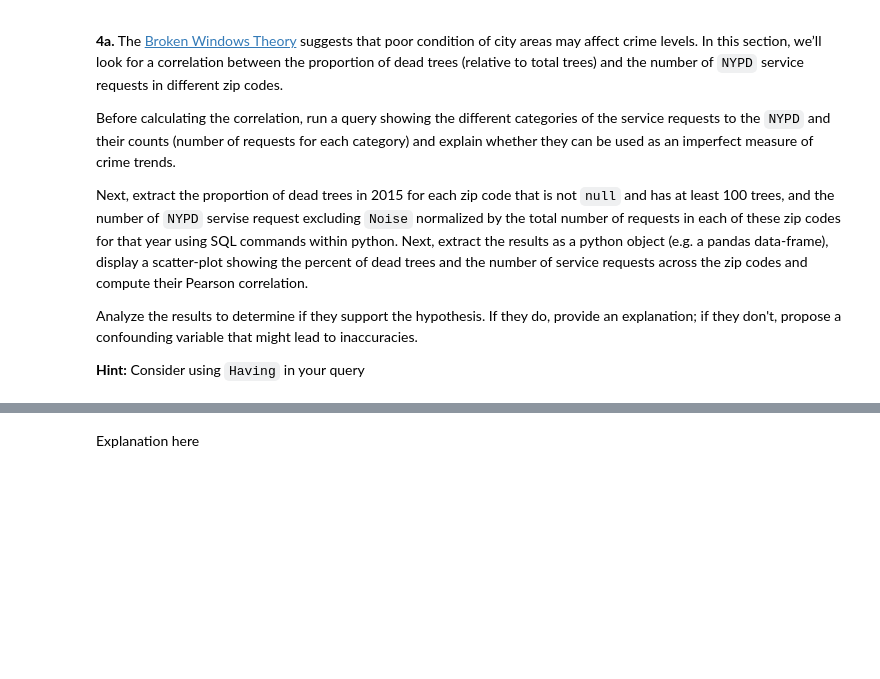
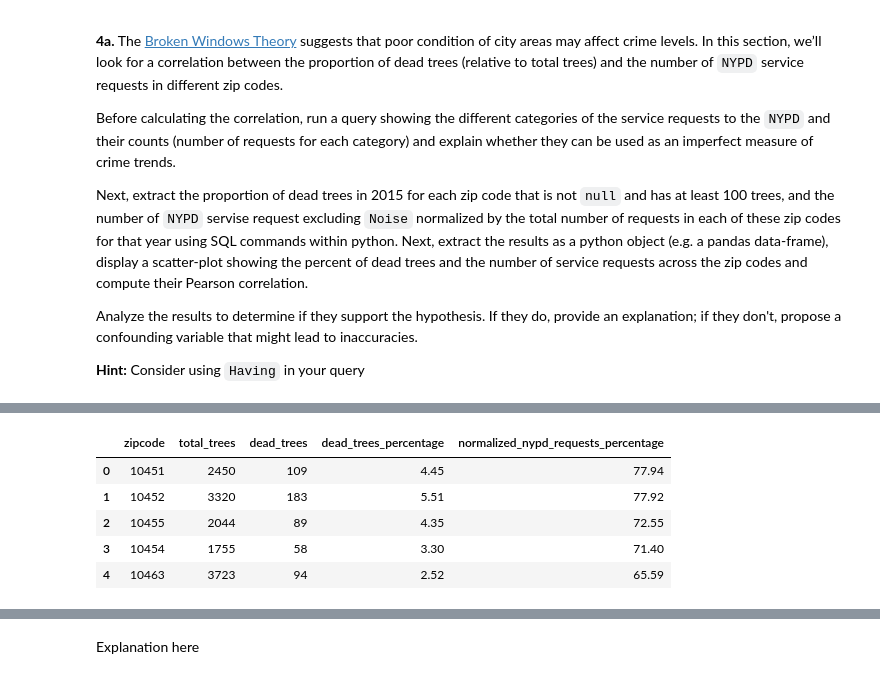
Before and after one commit to NathanP23/Big-Data-Mining-52002, a Jupyter notebook: MidTerm/MidTerm_52002_2024_25.ipynb, the cells around one changed output, grey strips where cells are left out. Saved outputs shown, nothing was run; the diff lists cells and outputs as text; code cells hidden in the pictures; blank space fills up the shorter version.

```diff
--- a/MidTerm/MidTerm_52002_2024_25.ipynb
+++ b/MidTerm/MidTerm_52002_2024_25.ipynb
@@ -535,0 +699,26 @@ Analyze the results to determine if they support the hypothesis. If they do, pro
+# %%
+query4a_3 = """
+WITH nypd_requests AS (
+  SELECT
+    incident_zip AS zipcode,
+    COUNT(*) AS total_requests,
+    COUNTIF(complaint_type LIKE '%Noise%') AS nypd_requests_excluding_noise
+  FROM `bigquery-public-data.new_york_311.311_service_requests`
+  WHERE agency = 'NYPD'
+    AND incident_zip IS NOT NULL
+    AND EXTRACT(YEAR FROM created_date) = 2015  -- Filter for 2015 requests
+  GROUP BY zipcode
+)
+SELECT
+  zipcode,
+  ROUND(nypd_requests_excluding_noise / total_requests * 100, 2) AS normalized_nypd_requests_percentage
+FROM nypd_requests
+WHERE total_requests > 0
+"""
+
+# Execute the query
+query_job4a_3 = client.query(query4a_3)
+df4a_3 = query_job4a_3.result().to_dataframe()
+
+# Display the results
+df4a_3.head()
@@ -535,0 +732,17 @@ Analyze the results to determine if they support the hypothesis. If they do, pro
+# %%
+# Convert 'zipcode' columns to string in both dataframes
+df4a_2['zipcode'] = df4a_2['zipcode'].astype(str)
+df4a_3['zipcode'] = df4a_3['zipcode'].astype(str)
+
+# Now merge the dataframes
+df_merged = df4a_2.merge(df4a_3, on="zipcode", how="inner")
+
+# Display the merged dataframe
+df_merged.head()
+# %% [output]
+|  | zipcode | total_trees | dead_trees | dead_trees_percentage | normalized_nypd_requests_percentage |
+| 0 | 10451 | 2450 | 109 | 4.45 | 77.94 |
+| 1 | 10452 | 3320 | 183 | 5.51 | 77.92 |
+| 2 | 10455 | 2044 | 89 | 4.35 | 72.55 |
+| 3 | 10454 | 1755 | 58 | 3.30 | 71.40 |
+| 4 | 10463 | 3723 | 94 | 2.52 | 65.59 |
```
Also changed, not shown: parts of 14 cells of this notebook.
